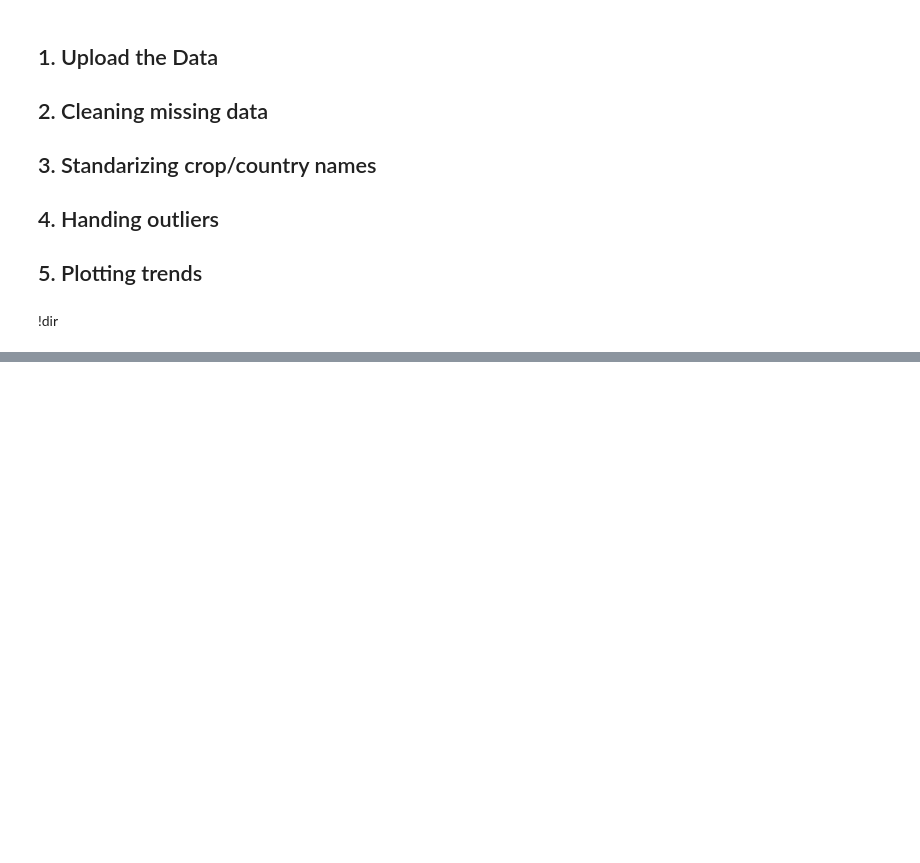
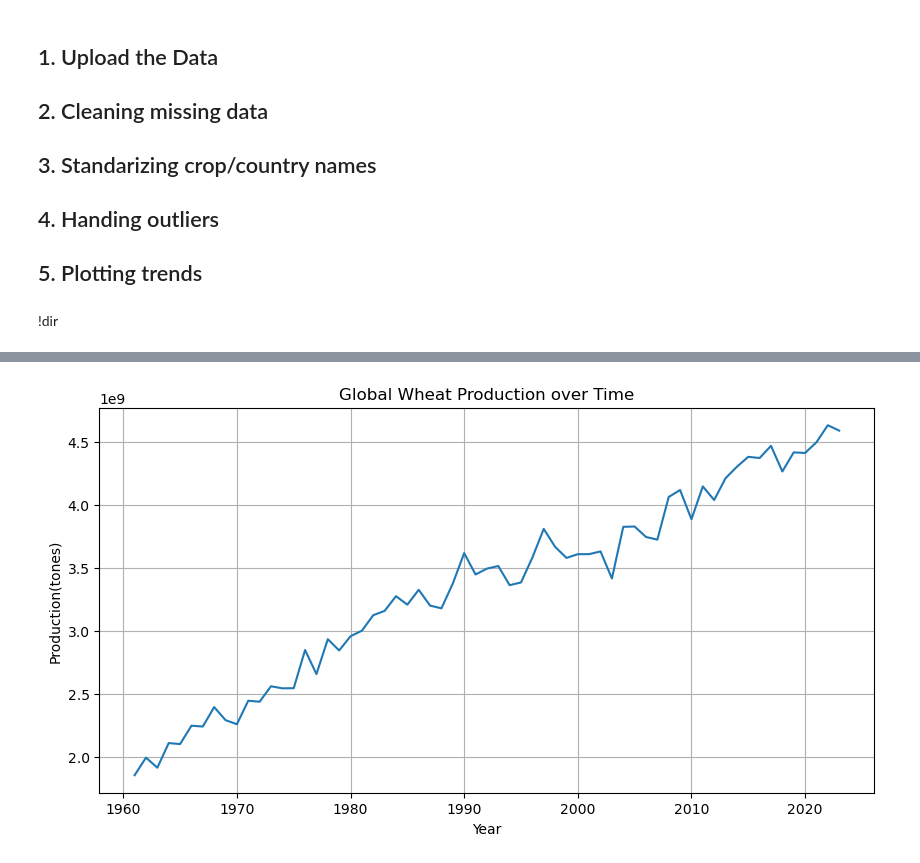
Before and after one commit to Moh-Bashawat/datasci2025, a Jupyter notebook: FAO1.ipynb, the cells around one changed output, grey strips where cells are left out. Cells and saved outputs as stored; diff of their text form; code cells hidden in the pictures; blank space fills up the shorter version.

```diff
--- a/FAO1.ipynb
+++ b/FAO1.ipynb
@@ -71,0 +100,11 @@ df_head
+# %%
+year_columns = [col for col in df_all.columns if col.startswith("Y")]
+df_melted= pd.melt(
+                   df_all,
+                   id_vars =['Area', 'Item'],
+                   value_vars = year_columns,
+                   var_name = 'Year',
+                   value_name = 'Value')
+df_melted['Year'] = df_melted['Year'].str.extract(r'Y(\d{4})')[0].astype(int)
+df_melted = df_melted.dropna(subset=['Value'])
+df_melted = df_melted[df_melted['Value'] != 0]
@@ -71,0 +120,2 @@ df_head
+# %%
+data_wheat = df_melted[df_melted['Item'] == 'Wheat']
@@ -71,0 +131,3 @@ df_head
+# %%
+data_wheat['Value'] = pd.to_numeric(data_wheat['Value'], errors = 'coerce')
+data_wheat = data_wheat.dropna(subset = 'Value')
@@ -71,0 +143,2 @@ df_head
+# %%
+trend_wheat = data_wheat.groupby('Year')['Value'].sum().reset_index()
@@ -71,0 +164,11 @@ df_head
+# %%
+#plt.figure(figsize=(10, 5))
+plt.figure(figsize=(10, 5))
+sns.lineplot(data= trend_wheat, x = 'Year', y= 'Value')
+plt.title('Global Wheat Production over Time')
+plt.xlabel('Year')
+plt.ylabel('Production(tones)')
+plt.grid(True)
+plt.show()
+# %% [output]
+[figure, added]
```
Also changed, not shown: parts of 12 cells of this notebook.
